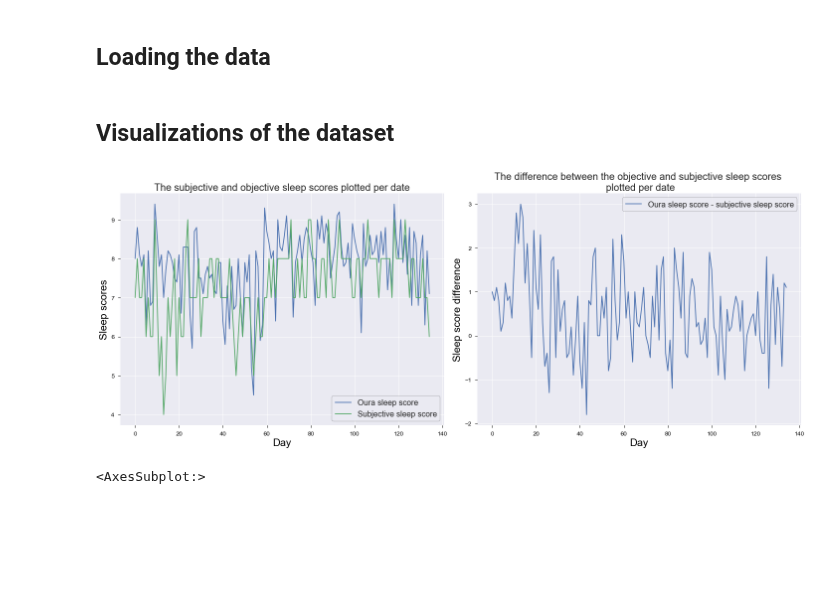
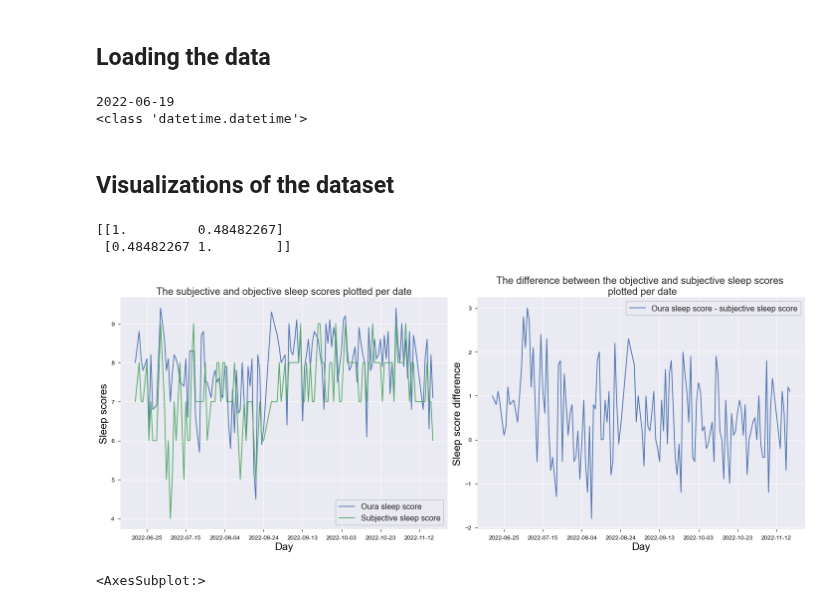
Before and after one commit to thalianajjar/internship_code, a Jupyter notebook: data_visualization.ipynb, the cells around one changed output. Saved outputs shown, nothing was run; the diff lists cells and outputs as text; code cells hidden in the pictures; blank space fills up the shorter version.

Commit message:
tried to change some of the visualizations that I already had

```diff
--- a/data_visualization.ipynb
+++ b/data_visualization.ipynb
@@ -9,39 +12,56 @@ import seaborn as sns
 ## Loading the data
 # %%
 df = pd.read_csv('data/preprocessed_data.csv')
+# %%
+print(df.iloc[0]['actual_day'])
+dates = list(map(datetime.datetime.strptime, df['actual_day'], len(df['actual_day'])*['%Y-%m-%d']))
+print(type(dates[0]))
+# print(mdates.datestr2num(df.iloc[0]['actual_day']))
+# %% [output]
+2022-06-19
+<class 'datetime.datetime'>
 # %% [markdown]
 ## Visualizations of the dataset
 # %%
 # Plot the subjective sleep scores (from the questionnaires) and the objective sleep scores (from the Oura ring measurements) together per date,
 # along with their difference in values
 def plot_sleep_scores(df):
     plt.style.use("seaborn")
     colour_axes = "black"
 
+    days = list(map(datetime.datetime.strptime, df['actual_day'], len(df['actual_day'])*['%Y-%m-%d']))
+
     sleep_scores = plt.figure(figsize=(20,8))
     ax_sleep_scores = sleep_scores.add_subplot(121)
-    ax_sleep_scores.plot(df['score'].values/10, label="Oura sleep score")
-    ax_sleep_scores.plot(df['subjective_sleep_score'].values/10, label="Subjective sleep score")
+    ax_sleep_scores.plot(days, df['score'].values, label="Oura sleep score")
+    ax_sleep_scores.plot(days, df['subjective_sleep_score'].values, label="Subjective sleep score")
+    ax_sleep_scores.xaxis.set_major_formatter(mdates.DateFormatter('%Y-%m-%d'))
+    ax_sleep_scores.xaxis.set_major_locator(mdates.DayLocator(interval=20))
     ax_sleep_scores.set_xlabel("Day", fontsize=21)
     ax_sleep_scores.set_ylabel("Sleep scores", fontsize=21)
     ax_sleep_scores.tick_params(axis='both', colors=colour_axes, which='major', size=5, labelsize=12)
     ax_sleep_scores.set_title("The subjective and objective sleep scores plotted per date", fontsize=20)
     ax_sleep_scores.yaxis.label.set_color(colour_axes)
     ax_sleep_scores.xaxis.label.set_color(colour_axes)
     ax_sleep_scores.legend(prop={'size': 16}, frameon=True, loc="best").get_frame().set_edgecolor('k')
 
     ax_scores_diff = sleep_scores.add_subplot(122)
-    ax_scores_diff.plot((df['score'].values - df['subjective_sleep_score'].values)/10, label="Oura sleep score - subjective sleep score")
+    ax_scores_diff.plot(days, df['score'].values - df['subjective_sleep_score'].values, label="Oura sleep score - subjective sleep score")
+    ax_scores_diff.xaxis.set_major_formatter(mdates.DateFormatter('%Y-%m-%d'))
+    ax_scores_diff.xaxis.set_major_locator(mdates.DayLocator(interval=20))
     ax_scores_diff.set_xlabel("Day", fontsize=21)
     ax_scores_diff.set_ylabel("Sleep score difference", fontsize=21)
     ax_scores_diff.tick_params(axis='both', colors=colour_axes, which='major', size=5, labelsize=12)
     ax_scores_diff.set_title("The difference between the objective and subjective sleep scores \n plotted per date", fontsize=20)
     ax_scores_diff.yaxis.label.set_color(colour_axes)
     ax_scores_diff.xaxis.label.set_color(colour_axes)
     ax_scores_diff.legend(prop={'size': 16}, frameon=True, loc="best").get_frame().set_edgecolor('k')
     sleep_scores.tight_layout()
     plt.show()
 
+print(np.corrcoef(df['score'], df['subjective_sleep_score']))
 plot_sleep_scores(df)
 # %% [output]
+[[1.         0.48482267]
+ [0.48482267 1.        ]]
-[figure, old version]
+[figure, new version]
```
Also changed, not shown: parts of 6 cells of this notebook, 3 other files.
